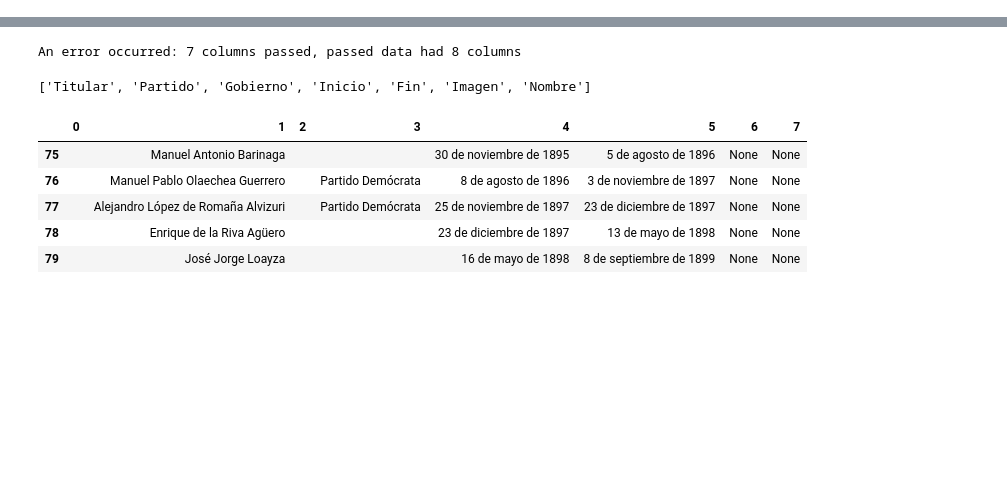
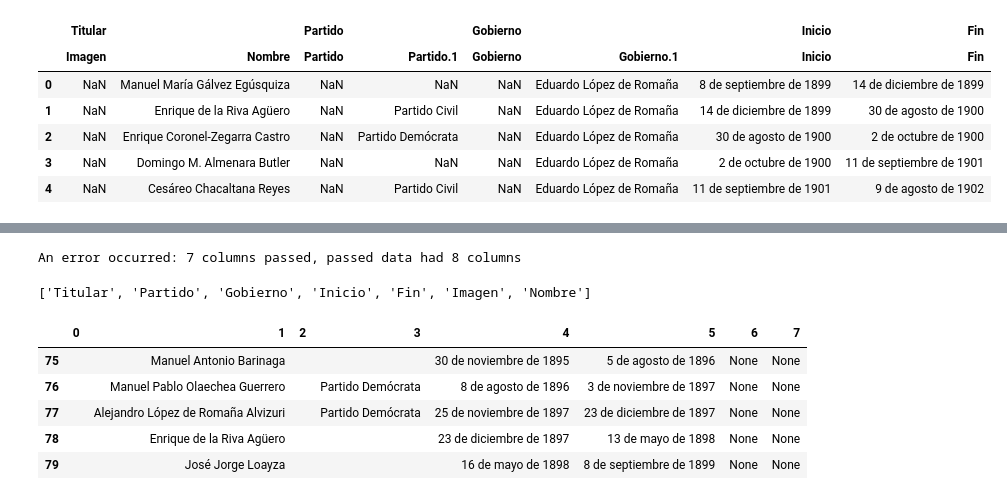
Before and after one commit to PULSO-PUCP/premieres, a Jupyter notebook: scrapePrimer.ipynb, the cells around one changed output, grey strips where cells are left out. Saved outputs shown, nothing was run; the diff lists cells and outputs as text; code cells hidden in the pictures; blank space fills up the shorter version.

```diff
--- a/scrapePrimer.ipynb
+++ b/scrapePrimer.ipynb
@@ -30,0 +22,10 @@ sys.getdefaultencoding()
+# %%
+primeTables[1].head()
+# %% [output]
+|  | Titular |  | Partido |  | Gobierno |  | Inicio | Fin |
+|  | Imagen | Nombre | Partido | Partido.1 | Gobierno | Gobierno.1 | Inicio | Fin |
+| 0 | NaN | Manuel María Gálvez Egúsquiza | NaN | NaN | NaN | Eduardo López de Romaña | 8 de septiembre de 1899 | 14 de diciembre de 1899 |
+| 1 | NaN | Enrique de la Riva Agüero | NaN | Partido Civil | NaN | Eduardo López de Romaña | 14 de diciembre de 1899 | 30 de agosto de 1900 |
+| 2 | NaN | Enrique Coronel-Zegarra Castro | NaN | Partido Demócrata | NaN | Eduardo López de Romaña | 30 de agosto de 1900 | 2 de octubre de 1900 |
+| 3 | NaN | Domingo M. Almenara Butler | NaN | NaN | NaN | Eduardo López de Romaña | 2 de octubre de 1900 | 11 de septiembre de 1901 |
+| 4 | NaN | Cesáreo Chacaltana Reyes | NaN | Partido Civil | NaN | Eduardo López de Romaña | 11 de septiembre de 1901 | 9 de agosto de 1902 |
```
Also changed, not shown: parts of 8 cells of this notebook, 27 other files.
